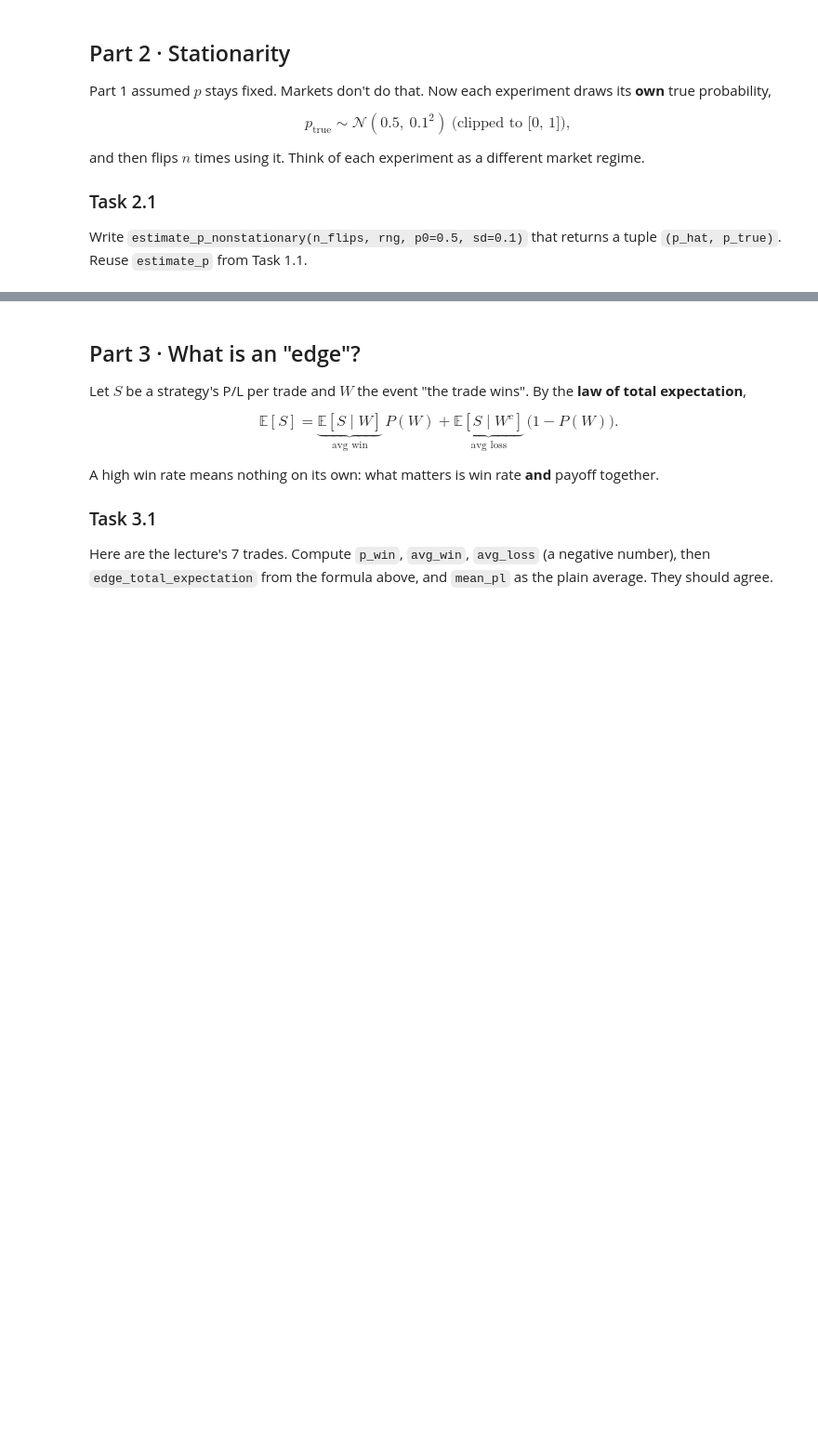
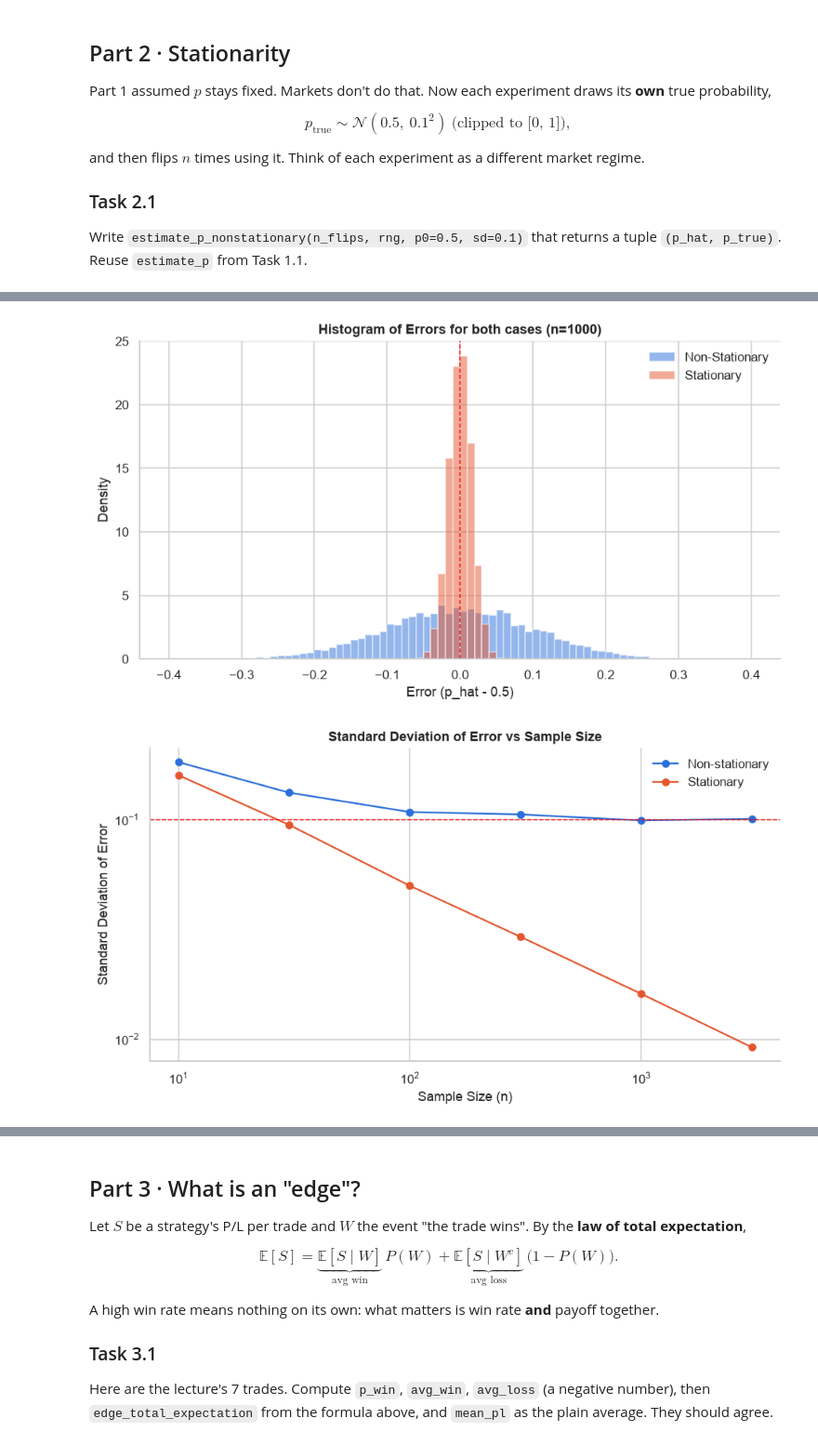
Before and after one commit to giomil1998/quant-guild-study, a Jupyter notebook: notebooks/02_statistics_in_trading/statistics_in_trading.ipynb, the cells around one changed output, grey strips where cells are left out. Shown at 93% size. Drawn from its saved outputs; the diff is of its cells as text; code cells hidden in the pictures; blank space fills up the shorter version.

```diff
--- a/notebooks/02_statistics_in_trading/statistics_in_trading.ipynb
+++ b/notebooks/02_statistics_in_trading/statistics_in_trading.ipynb
@@ -108,8 +123,9 @@ and then flips $n$ times using it. Think of each experiment as a different marke
 Write `estimate_p_nonstationary(n_flips, rng, p0=0.5, sd=0.1)` that returns a tuple `(p_hat, p_true)`. Reuse `estimate_p` from Task 1.1.
 # %%
 def estimate_p_nonstationary(n_flips, rng, p0=0.5, sd=0.1):
-    # TODO
-    raise NotImplementedError
+    p_true = np.clip(rng.normal(p0, sd), 0, 1)
+    p_hat = estimate_p(n_flips, p_true, rng)
+    return p_hat, p_true
 # %%
 check.task2_1(estimate_p_nonstationary)
 # %% [output]
@@ -129,8 +145,39 @@ Using $\mathbb E[p(1-p)] = 0.25 - \operatorname{Var}(p)$, compute the theoretica
 
 *Bonus:* plot the sd of $\hat p - 0.5$ against $n$ for both the stationary and non-stationary cases on one chart.
 # %%
-sd_err_vs_half_1000 = None  # TODO
-sd_theory_10 = None         # TODO
+errors = [estimate_p_nonstationary(1000, rng)[0] - 0.5 for run in range(10000)]
+errors_stationary = [estimate_p(1000, 0.5, rng) - 0.5 for run in range(10000)]
+sd_err_vs_half_1000 = np.std(errors)
+sd_theory_10 = np.sqrt((0.25 - 0.1**2)/10 + 0.1**2)
+# %%
+#Plotting
+plt.figure(figsize=(10, 5))
+bins = np.linspace(-0.4, 0.4, 81)
+plt.hist(errors, alpha=0.5, bins=bins, density=True, label='Non-Stationary')
+plt.hist(errors_stationary, alpha=0.5, bins=bins, density=True, label ='Stationary')
+plt.legend()
+plt.xlabel("Error (p_hat - 0.5)")
+plt.ylabel("Density")
+plt.title("Histogram of Errors for both cases (n=1000)")
+plt.axvline(0, color='red', linestyle='dashed', linewidth=1)
+plt.show()
+
+#Second plot for sd vs n
+ns = [10, 30, 100, 300, 1000, 3000]
+sd_nonstationary = [np.std([estimate_p_nonstationary(n, rng)[0] - 0.5 for run in range(1000)]) for n in ns]
+sd_stationary = [np.std([estimate_p(n, 0.5, rng) - 0.5 for run in range(1000)]) for n in ns]
+plt.figure(figsize=(10, 5))
+plt.loglog(ns, sd_nonstationary, 'o-', label='Non-stationary')
+plt.loglog(ns, sd_stationary, 'o-', label='Stationary')
+plt.axhline(0.1, color='red', linestyle='dashed', linewidth=1)
+plt.xlabel('Sample Size (n)')
+plt.ylabel('Standard Deviation of Error')
+plt.legend()
+plt.title('Standard Deviation of Error vs Sample Size')
+plt.show()
+# %% [output]
+[figure, added]
+[figure, added]
 # %%
 check.task2_2(sd_err_vs_half_1000, sd_theory_10)
 # %% [output]
```
Also changed, not shown: parts of 10 cells of this notebook, 6 other files.
